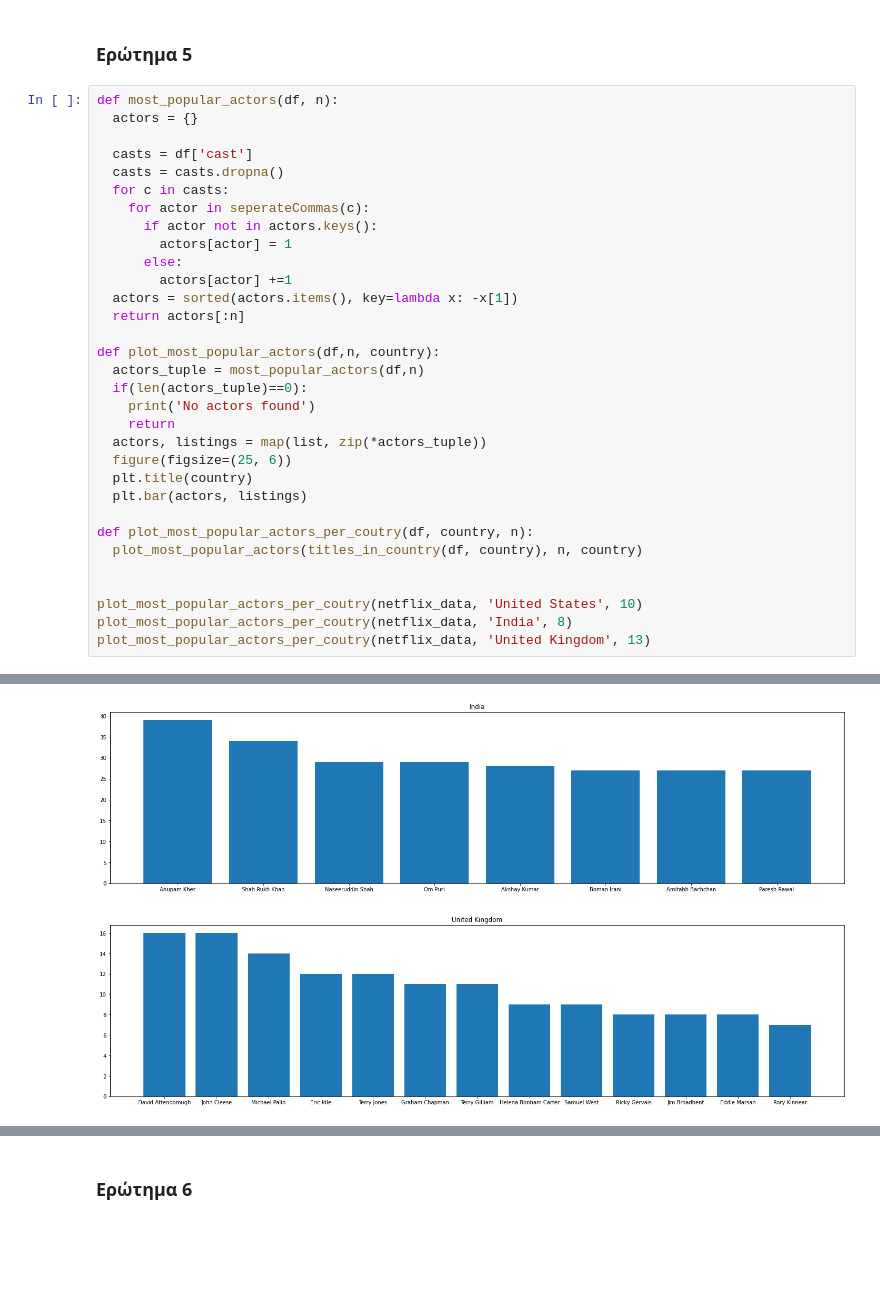
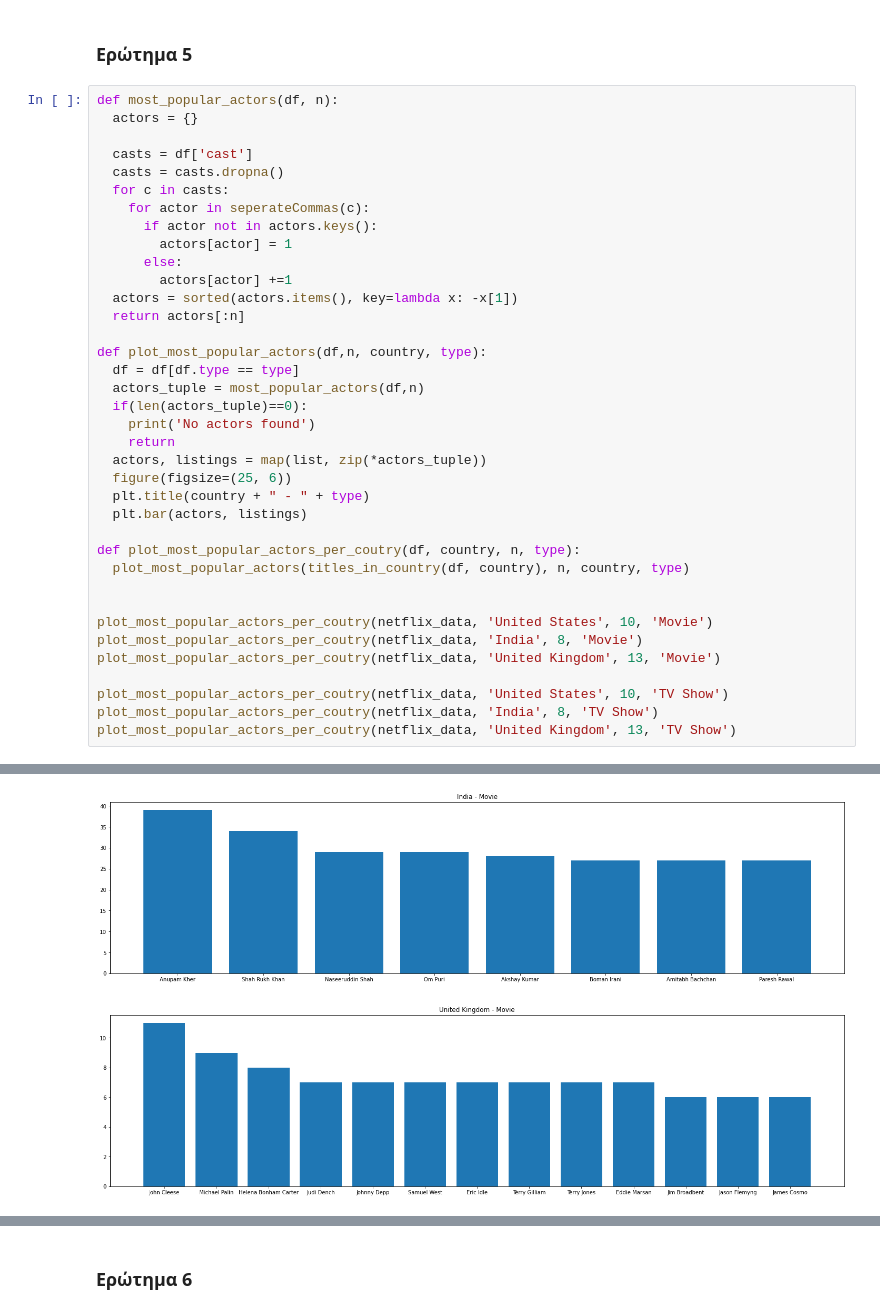
Before and after one commit to d-maniatakos/data-mining-assignment1, a Jupyter notebook: data_mining_assignment1.ipynb, the cells around one changed output, grey strips where cells are left out. Saved outputs shown, nothing was run; the diff lists cells and outputs as text; blank space fills up the shorter version.

```diff
--- a/data_mining_assignment1.ipynb
+++ b/data_mining_assignment1.ipynb
@@ -182,21 +190,26 @@ def most_popular_actors(df, n):
   actors = sorted(actors.items(), key=lambda x: -x[1])
   return actors[:n]
 
-def plot_most_popular_actors(df,n, country):
+def plot_most_popular_actors(df,n, country, type):
+  df = df[df.type == type]
   actors_tuple = most_popular_actors(df,n)
   if(len(actors_tuple)==0):
     print('No actors found')
     return
   actors, listings = map(list, zip(*actors_tuple))
   figure(figsize=(25, 6))
-  plt.title(country)
+  plt.title(country + " - " + type)
   plt.bar(actors, listings)
 
-def plot_most_popular_actors_per_coutry(df, country, n):
-  plot_most_popular_actors(titles_in_country(df, country), n, country)
+def plot_most_popular_actors_per_coutry(df, country, n, type):
+  plot_most_popular_actors(titles_in_country(df, country), n, country, type)
 
 
-plot_most_popular_actors_per_coutry(netflix_data, 'United States', 10)
-plot_most_popular_actors_per_coutry(netflix_data, 'India', 8)
-plot_most_popular_actors_per_coutry(netflix_data, 'United Kingdom', 13)
+plot_most_popular_actors_per_coutry(netflix_data, 'United States', 10, 'Movie')
+plot_most_popular_actors_per_coutry(netflix_data, 'India', 8, 'Movie')
+plot_most_popular_actors_per_coutry(netflix_data, 'United Kingdom', 13, 'Movie')
+
+plot_most_popular_actors_per_coutry(netflix_data, 'United States', 10, 'TV Show')
+plot_most_popular_actors_per_coutry(netflix_data, 'India', 8, 'TV Show')
+plot_most_popular_actors_per_coutry(netflix_data, 'United Kingdom', 13, 'TV Show')
 # %% [output]
@@ -204,2 +217,2 @@ plot_most_popular_actors_per_coutry(netflix_data, 'United Kingdom', 13)
-[figure, old version]
+[figure, new version]
-[figure, old version]
+[figure, new version]
```
Also changed, not shown: parts of 8 cells of this notebook.
